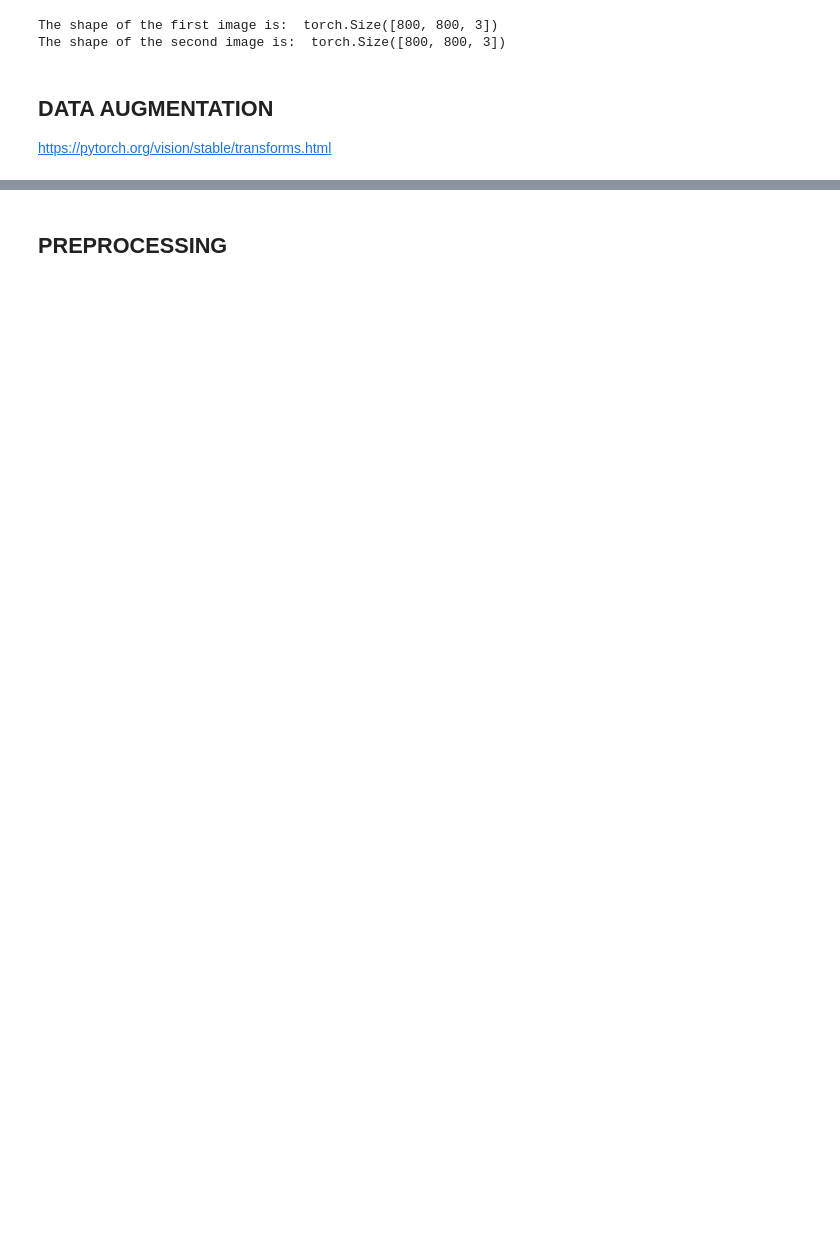
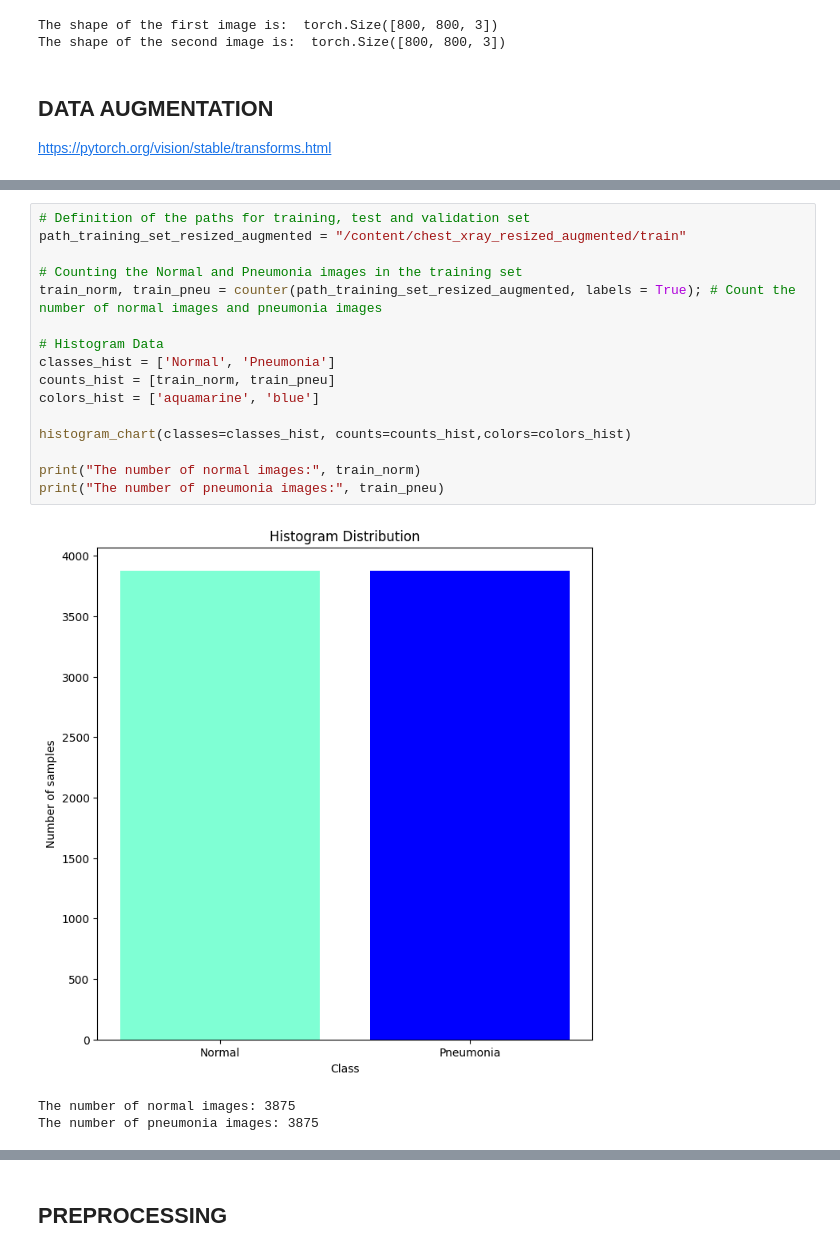
Before and after one commit to cybernetic-m/jam-net, a Jupyter notebook: code/cv_project.ipynb, the cells around one changed output, grey strips where cells are left out. Cells and saved outputs as stored; diff of their text form; blank space fills up the shorter version.

```diff
--- a/code/cv_project.ipynb
+++ b/code/cv_project.ipynb
@@ -679 +766,21 @@ https://pytorch.org/vision/stable/transforms.html
+# %%
+# Definition of the paths for training, test and validation set
+path_training_set_resized_augmented = "/content/chest_xray_resized_augmented/train"
+
+# Counting the Normal and Pneumonia images in the training set
+train_norm, train_pneu = counter(path_training_set_resized_augmented, labels = True); # Count the number of normal images and pneumonia images
+
+# Histogram Data
+classes_hist = ['Normal', 'Pneumonia']
+counts_hist = [train_norm, train_pneu]
+colors_hist = ['aquamarine', 'blue']
+
+histogram_chart(classes=classes_hist, counts=counts_hist,colors=colors_hist)
+
+print("The number of normal images:", train_norm)
+print("The number of pneumonia images:", train_pneu)
+# %% [output]
+[figure, added]
+The number of normal images: 3875
+The number of pneumonia images: 3875
 # %%
```
Also changed, not shown: parts of 19 cells of this notebook, 1 other file.
